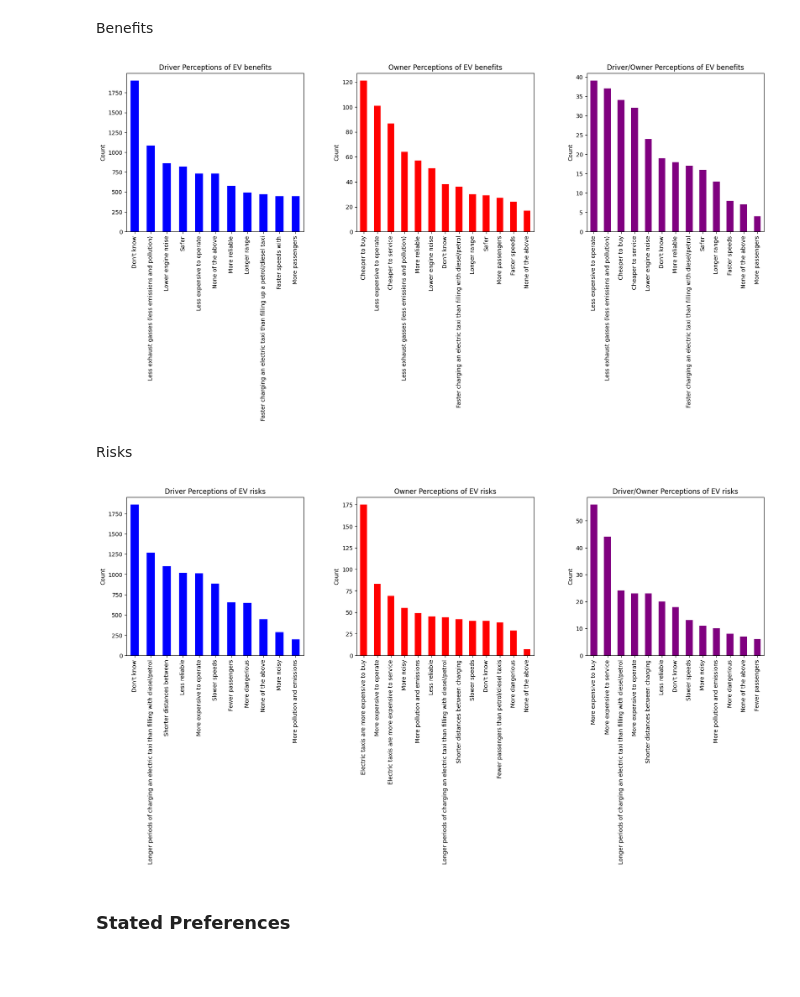
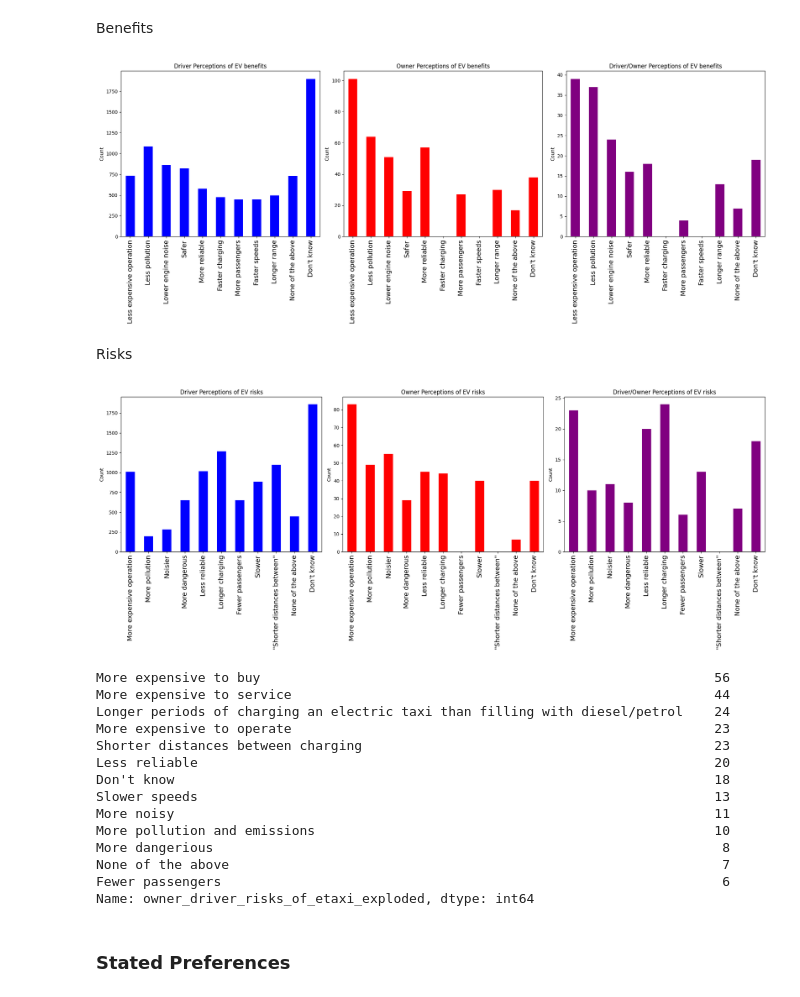
Before and after one commit to ChullEPG/taxi-survey, a Jupyter notebook: taxi_explore_perceptions.ipynb, the cells around one changed output. Drawn from its saved outputs; the diff is of its cells as text; code cells hidden in the pictures; blank space fills up the shorter version.

```diff
--- a/taxi_explore_perceptions.ipynb
+++ b/taxi_explore_perceptions.ipynb
@@ -177,36 +179,60 @@ Index(['How do you expect an electric taxi will benefit you compared to petrol/d
+# %%
+df['education_index'] = df[education[0]].map({'No Schooling': 1, 'Grade 2 (previously Sub A / class 2)': 2, 'Grade 3 (Std. 1)': 3, 'Grade 4 (Std. 2)': 4,
+                                                  'Grade 5 (Std. 3)': 5, 'Grade 6 (Std. 4)': 6, 'Grade 7 (Std. 5)': 7, 'Grade 8 (Std. 6 / Form 1)': 8,
+                                                  'Grade 9 (Std. 7 / Form 2)': 9, 'Grade 10 (Std. 8 / Form 3)': 10, 'Grade 11 (Std. 9 / Form 4)': 11,
+                                                 'Grade 12 (Std. 10 / Matric / Senior Certificate / Form 5)': 12})
+
+# risk, stated preferences, etc.
 # %% [markdown]
 ### Driver vs. Owner vs. User perceptions of benefits and risks
 # %% [markdown]
 Benefits
 # %%
+perceptions = ['Less expensive to operate', 'Less exhaust gasses (less emissions and pollution)', 'Lower engine noise', 'Safer', 'More reliable',  'Faster charging an electric taxi than filling up a petrol/diesel taxi', 'More passengers', 'Faster speeds with', 'Longer range', "None of the above", "Don't know"]
+perceptions_index = ['Less expensive operation', 'Less pollution', 'Lower engine noise', 'Safer', 'More reliable',  'Faster charging', 'More passengers', 'Faster speeds', 'Longer range', "None of the above", "Don't know"]
+
 # Driver perceptions
 df['driver_benefits_of_etaxi_exploded'] = df[driver_perceptions[0]].str.split(';')
 exploded_df_driver = df.explode('driver_benefits_of_etaxi_exploded')
 exploded_df_driver = exploded_df_driver[(exploded_df_driver['driver_benefits_of_etaxi_exploded'] != '') & (exploded_df_driver['driver_benefits_of_etaxi_exploded'].notnull())]
 
 # Owner perceptions
 df['owner_benefits_of_etaxi_exploded'] = df[owner_perceptions[0]].str.split(';')
 exploded_df_owner = df.explode('owner_benefits_of_etaxi_exploded')
 exploded_df_owner = exploded_df_owner[(exploded_df_owner['owner_benefits_of_etaxi_exploded'] != '') & (exploded_df_owner['owner_benefits_of_etaxi_exploded'].notnull())]
 
 # Driver + Owner perceptions
 df['owner_driver_benefits_of_etaxi_exploded'] = df[owner_driver_perceptions[0]].str.split(';')
 exploded_df_owner_driver = df.explode('owner_driver_benefits_of_etaxi_exploded')
 exploded_df_owner_driver = exploded_df_owner_driver[(exploded_df_owner_driver['owner_driver_benefits_of_etaxi_exploded'] != '') & (exploded_df_owner_driver['owner_driver_benefits_of_etaxi_exploded'].notnull())]
 
-fig, axs = plt.subplots(1, 3, figsize = (20, 5))
+fig, axs = plt.subplots(1, 3, figsize = (20, 8))
 fig.subplots_adjust(wspace = 0.3)
-exploded_df_driver['driver_benefits_of_etaxi_exploded'].value_counts().plot(kind='bar', stacked=True, ax=axs[0], title='Driver Perceptions of EV benefits', color = 'blue', ylabel = 'Count')
-exploded_df_owner['owner_benefits_of_etaxi_exploded'].value_counts().plot(kind='bar', stacked=True, ax=axs[1], title='Owner Perceptions of EV benefits', color = 'red', ylabel = 'Count')
-exploded_df_owner_driver['owner_driver_benefits_of_etaxi_exploded'].value_counts().plot(kind='bar', stacked=True, ax=axs[2], title='Driver/Owner Perceptions of EV benefits', color = 'purple', ylabel = 'Count')
+#PLOTTING
+x_font_size = 14 #
+ax=exploded_df_driver['driver_benefits_of_etaxi_exploded'].value_counts().reindex(perceptions).plot(kind='bar', stacked=True, ax=axs[0], title='Driver Perceptions of EV benefits', color = 'blue', ylabel = 'Count')
+ax.set_xticklabels(perceptions_index, fontsize = x_font_size)
+
+ax=exploded_df_owner['owner_benefits_of_etaxi_exploded'].value_counts().reindex(perceptions).plot(kind='bar', stacked=True, ax=axs[1], title='Owner Perceptions of EV benefits', color = 'red', ylabel = 'Count')
+ax.set_xticklabels(perceptions_index, fontsize = x_font_size)
+
+ax=exploded_df_owner_driver['owner_driver_benefits_of_etaxi_exploded'].value_counts().reindex(perceptions).plot(kind='bar', stacked=True, ax=axs[2], title='Driver/Owner Perceptions of EV benefits', color = 'purple', ylabel = 'Count')
+ax.set_xticklabels(perceptions_index, fontsize = x_font_size)
+
 plt.tight_layout()
 plt.savefig('figures/dou_ev_benefits_perceptions_comparison.png')
 plt.show()
 # %% [output]
-[figure, old version]
+[figure, new version]
 # %% [markdown]
 Risks
 # %%
+
+
+perceptions_risks = ['More expensive to operate','More pollution and emissions','More noisy', 'More dangerious', 'Less reliable', 'Longer periods of charging an electric taxi than filling with diesel/petrol', 'Fewer passengers','Slower speeds',  'Shorter distances between',   'None of the above', "Don't know"]
+perceptions_risks_index = ['More expensive operation', 'More pollution', 'Noisier', 'More dangerous', 'Less reliable','Longer charging', 'Fewer passengers', 'Slower', '"Shorter distances between"', 'None of the above', "Don't know"]
+
+
 # Driver perceptions
 df['driver_risks_of_etaxi_exploded'] = df[driver_perceptions[1]].str.split(';')
 exploded_df_driver = df.explode('driver_risks_of_etaxi_exploded')
@@ -222,16 +248,42 @@ df['owner_driver_risks_of_etaxi_exploded'] = df[owner_driver_perceptions[1]].str
 exploded_df_owner_driver = df.explode('owner_driver_risks_of_etaxi_exploded')
 exploded_df_owner_driver = exploded_df_owner_driver[(exploded_df_owner_driver['owner_driver_risks_of_etaxi_exploded'] != '') & (exploded_df_owner_driver['owner_driver_risks_of_etaxi_exploded'].notnull())]
 
-fig, axs = plt.subplots(1, 3, figsize = (20, 5))
+fig, axs = plt.subplots(1, 3, figsize = (20, 8))
 fig.subplots_adjust(wspace = 0.3)
-exploded_df_driver['driver_risks_of_etaxi_exploded'].value_counts().plot(kind='bar', stacked=True, ax=axs[0], title='Driver Perceptions of EV risks', color = 'blue', ylabel = 'Count')
-exploded_df_owner['owner_risks_of_etaxi_exploded'].value_counts().plot(kind='bar', stacked=True, ax=axs[1], title='Owner Perceptions of EV risks', color = 'red', ylabel = 'Count')
-exploded_df_owner_driver['owner_driver_risks_of_etaxi_exploded'].value_counts().plot(kind='bar', stacked=True, ax=axs[2], title='Driver/Owner Perceptions of EV risks', color = 'purple', ylabel = 'Count')
+# PLOTTING
+x_font_size = 14
+
+ax = exploded_df_driver['driver_risks_of_etaxi_exploded'].value_counts().reindex(perceptions_risks).plot(kind='bar', stacked=True, ax=axs[0], title='Driver Perceptions of EV risks', color = 'blue', ylabel = 'Count')
+ax.set_xticklabels(perceptions_risks_index, fontsize = x_font_size)
+
+ax = exploded_df_owner['owner_risks_of_etaxi_exploded'].value_counts().reindex(perceptions_risks).plot(kind='bar', stacked=True, ax=axs[1], title='Owner Perceptions of EV risks', color = 'red', ylabel = 'Count')
+ax.set_xticklabels(perceptions_risks_index, fontsize = x_font_size)
+
+ax = exploded_df_owner_driver['owner_driver_risks_of_etaxi_exploded'].value_counts().reindex(perceptions_risks).plot(kind='bar', stacked=True, ax=axs[2], title='Driver/Owner Perceptions of EV risks', color = 'purple', ylabel = 'Count')
+ax.set_xticklabels(perceptions_risks_index, fontsize = x_font_size)
+
 plt.tight_layout()
 plt.savefig('figures/dou_ev_risks_perceptions_comparison.png')
 plt.show()
 # %% [output]
-[figure, old version]
+[figure, new version]
+# %%
+exploded_df_owner_driver['owner_driver_risks_of_etaxi_exploded'].value_counts()
+# %% [output]
+More expensive to buy                                                          56
+More expensive to service                                                      44
+Longer periods of charging an electric taxi than filling with diesel/petrol    24
+More expensive to operate                                                      23
+Shorter distances between charging                                             23
+Less reliable                                                                  20
+Don't know                                                                     18
+Slower speeds                                                                  13
+More noisy                                                                     11
+More pollution and emissions                                                   10
+More dangerious                                                                 8
+None of the above                                                               7
+Fewer passengers                                                                6
+Name: owner_driver_risks_of_etaxi_exploded, dtype: int64
 # %% [markdown]
 ### Stated Preferences
 # %%
```
Also changed, not shown: parts of 30 cells of this notebook.
